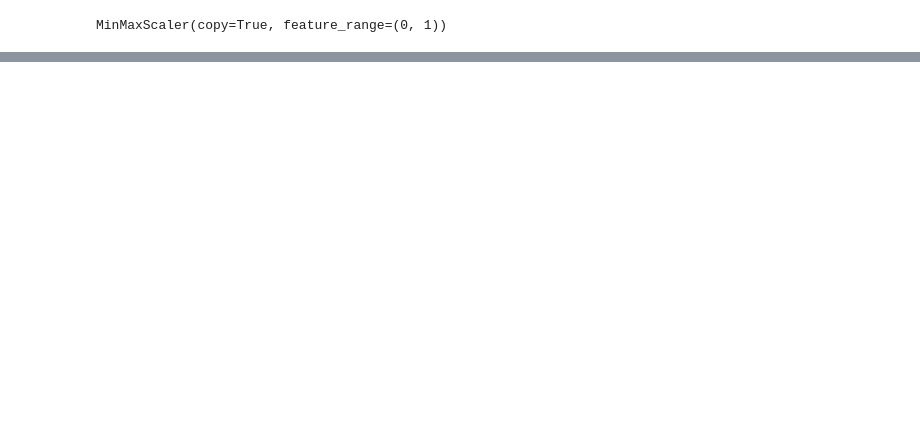
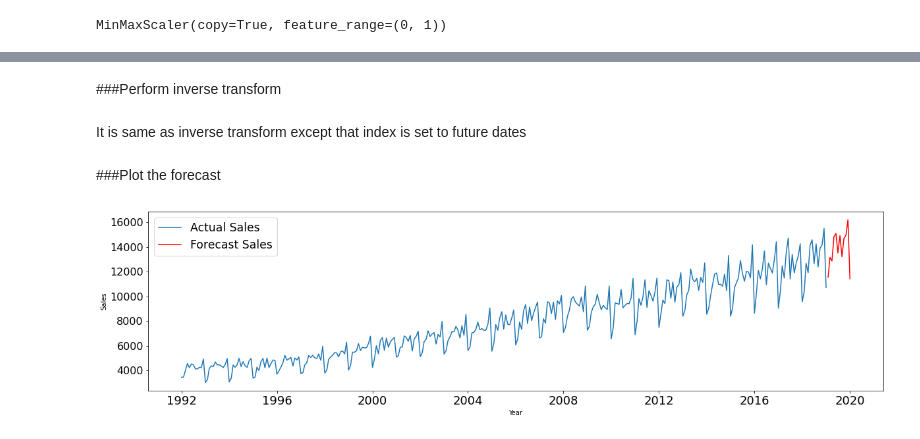
Before and after one commit to ankp6737/machinelearning, a Jupyter notebook: Univariate_Time_Series_Prediction_using_LSTM.ipynb, the cells around one changed output, grey strips where cells are left out. Cells and saved outputs as stored; diff of their text form; code cells hidden in the pictures; blank space fills up the shorter version.

```diff
--- a/Univariate_Time_Series_Prediction_using_LSTM.ipynb
+++ b/Univariate_Time_Series_Prediction_using_LSTM.ipynb
@@ -311,0 +287,13 @@ r2
+# %%
+train = df
+scaler.fit(train)
+train = scaler.transform(train)
+n_input = 12
+n_features = 1
+generator = TimeseriesGenerator(train, train, length=n_input, batch_size=6)
+model.fit_generator(generator,epochs=50)
+pred_list = []
+batch = train[-n_input:].reshape((1, n_input, n_features))
+for i in range(n_input):
+    pred_list.append(model.predict(batch)[0])
+    batch = np.append(batch[:,1:,:],[[pred_list[i]]],axis=1)
@@ -311,0 +323,27 @@ r2
+# %%
+from pandas.tseries.offsets import DateOffset
+add_dates = [df.index[-1] + DateOffset(months=x) for x in range(0,13) ]
+future_dates = pd.DataFrame(index=add_dates[1:],columns=df.columns)
+# %% [markdown]
+###Perform inverse transform
+# %% [markdown]
+It is same as inverse transform except that index is set to future dates
+# %%
+df_predict = pd.DataFrame(scaler.inverse_transform(pred_list),
+                          index=future_dates[-n_input:].index, columns=['Prediction'])
+
+df_proj = pd.concat([df,df_predict], axis=1)
+# %% [markdown]
+###Plot the forecast
+# %%
+plt.figure(figsize=(20, 5))
+plt.plot(df_proj.index, df_proj['Sales'])
+plt.plot(df_proj.index, df_proj['Prediction'], color='r')
+plt.legend(['Actual Sales','Forecast Sales'],loc='best', fontsize='xx-large')
+plt.xticks(fontsize=18)
+plt.yticks(fontsize=16)
+plt.xlabel("Year")
+plt.ylabel("Sales")
+plt.show()
+# %% [output]
+[figure, added]
```
Also changed, not shown: parts of 63 cells of this notebook.
